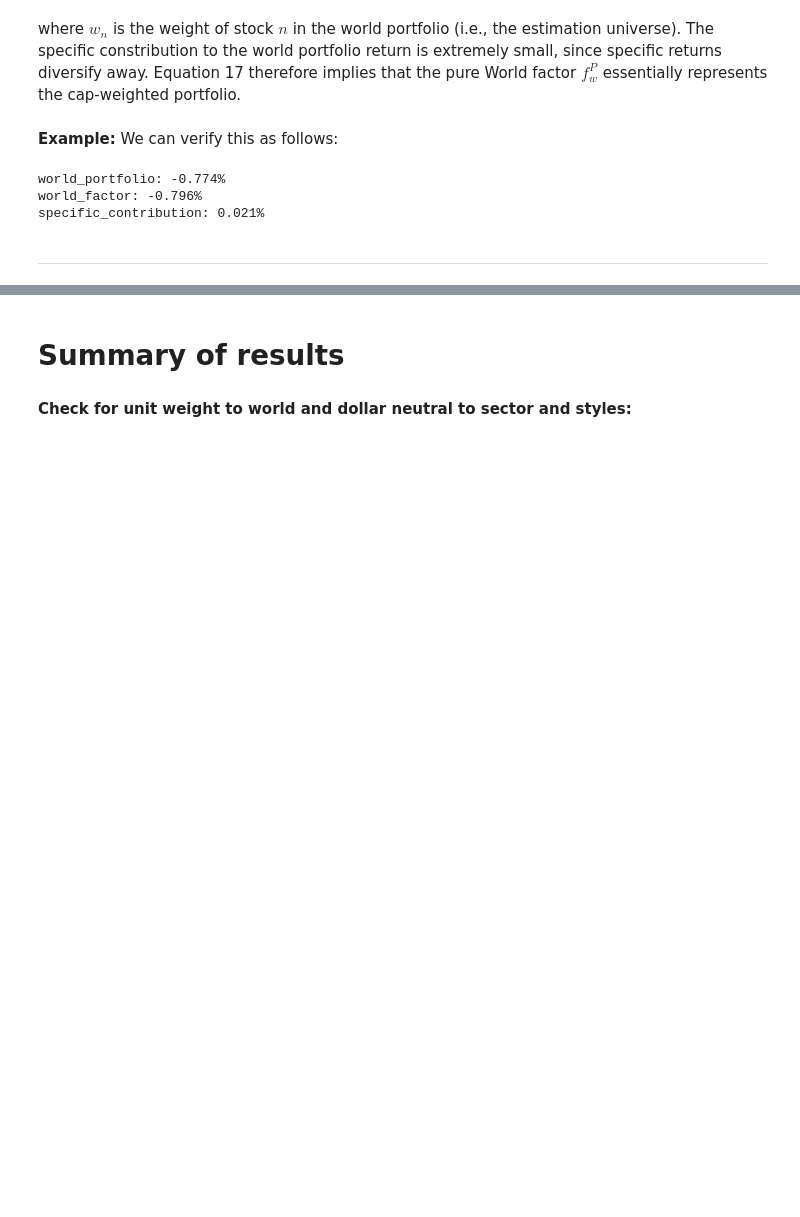
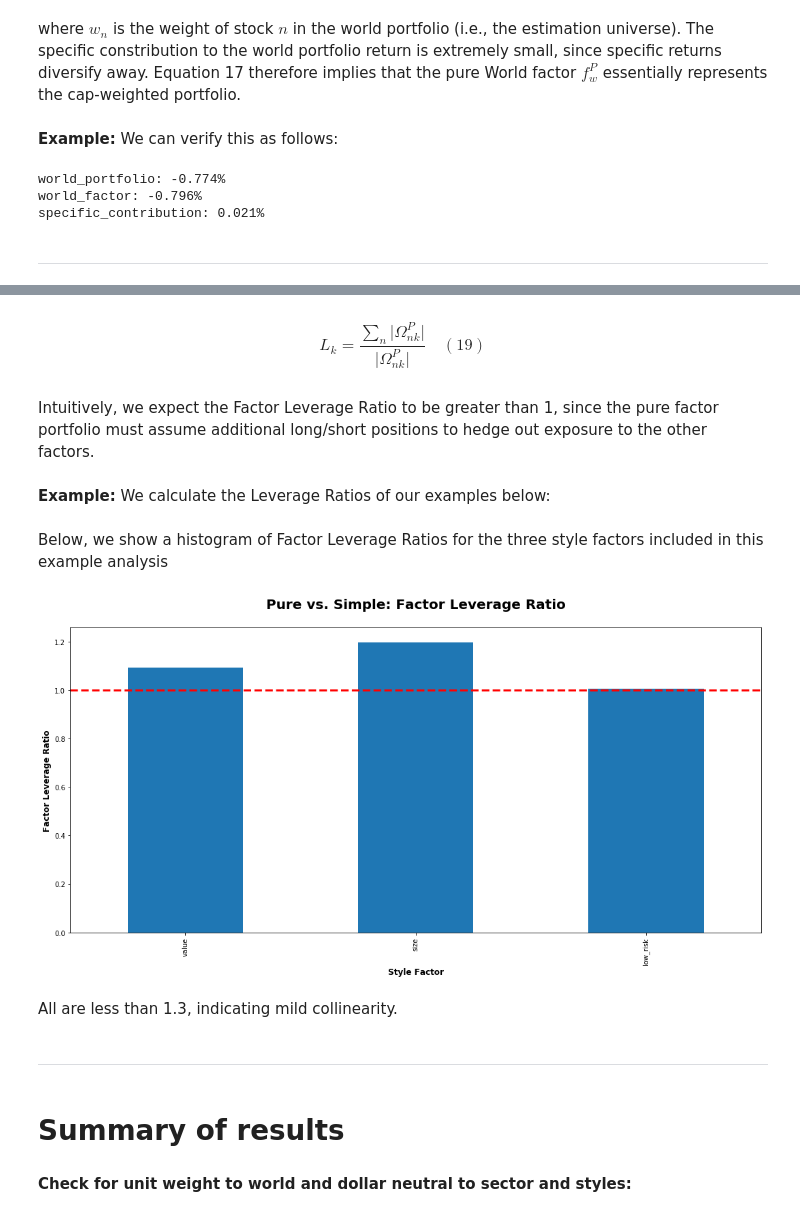
Before and after one commit to chandrab/implementing_papers, a Jupyter notebook: notebooks/Characterstics of Factor Portfolios/characteristics_of_factor_portfolios.ipynb, the cells around one changed output, grey strips where cells are left out. Drawn from its saved outputs; the diff is of its cells as text; code cells hidden in the pictures; blank space fills up the shorter version.

```diff
--- a/notebooks/Characterstics of Factor Portfolios/characteristics_of_factor_portfolios.ipynb
+++ b/notebooks/Characterstics of Factor Portfolios/characteristics_of_factor_portfolios.ipynb
@@ -521,3 +544,30 @@ specific_contribution: 0.021%
+# %% [markdown]
+\begin{equation*}
+L_k = \frac{\sum_n\lvert\Omega_{nk}^P\lvert}{\lvert\Omega_{nk}^P\lvert}
+\quad (19)
+\end{equation*}
+# %% [markdown]
+Intuitively, we expect the Factor Leverage Ratio to be greater than 1, since the pure factor portfolio must assume additional long/short positions to hedge out exposure to the other factors.
+# %% [markdown]
+**Example:** We calculate the Leverage Ratios of our examples below:
+# %%
+factor_lev_ratio = omega_p.loc[style_names].abs().sum(axis=1) / omega_s.loc[style_names].abs().sum(axis=1)
+# %% [markdown]
+Below, we show a histogram of Factor Leverage Ratios for the three style factors included in this example analysis
+# %%
+plt.figure(figsize=(15, 8))
+factor_lev_ratio.plot.bar()
+plt.title('Pure vs. Simple: Factor Leverage Ratio\n', fontweight='bold', fontsize=20)
+plt.ylabel('Factor Leverage Ratio', fontweight='bold', fontsize=12)
+plt.xlabel('Style Factor', fontweight='bold', fontsize=12)
+plt.axhline(1, color='r', linestyle='--', linewidth=3)
+plt.tight_layout();
+# %% [output]
+[figure, added]
+# %% [markdown]
+All are less than 1.3, indicating mild collinearity.
+# %% [markdown]
+---
 # %% [markdown]
 # Summary of results
 # %% [markdown]
```
Also changed, not shown: parts of 23 cells of this notebook.
